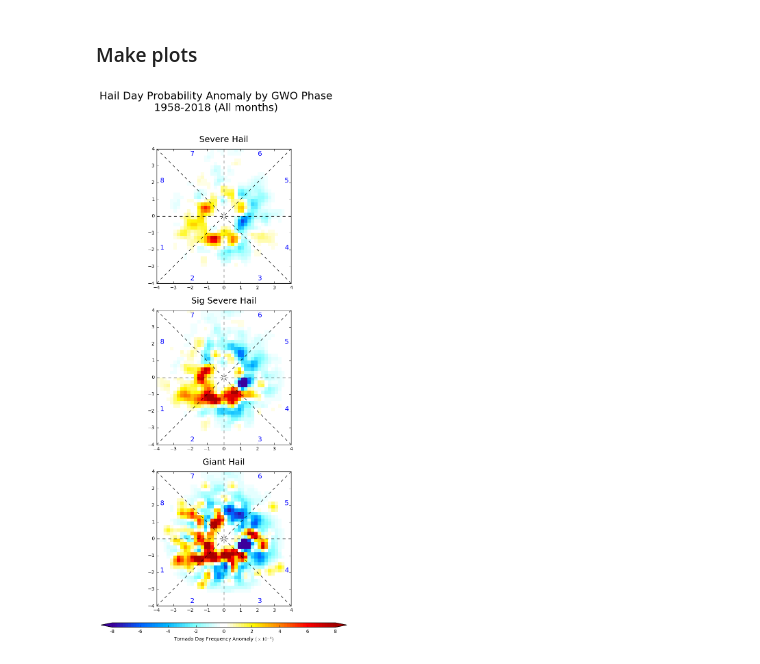
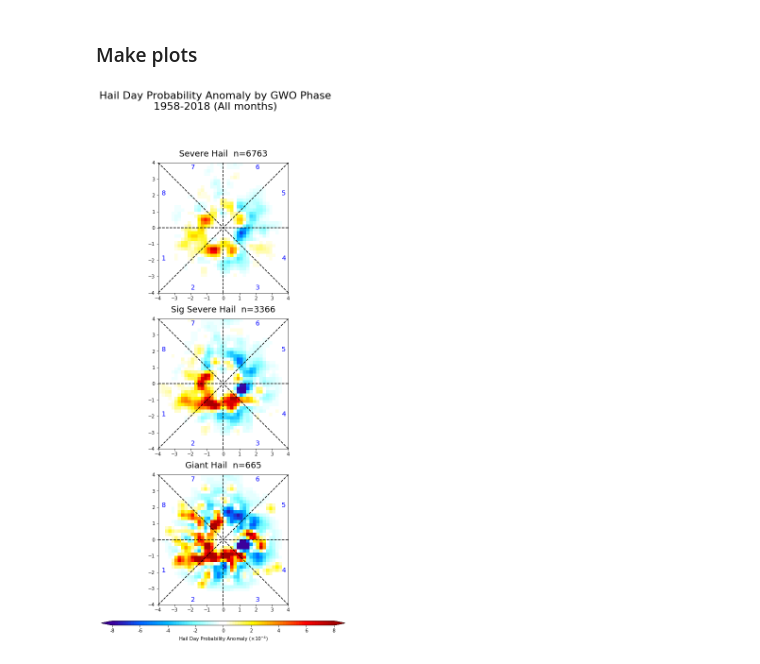
Before and after one commit to vgensini/gwohail, a Jupyter notebook: gwo_hail_anom.ipynb, the cells around one changed output. Cells and saved outputs as stored; diff of their text form; code cells hidden in the pictures.

```diff
--- a/gwo_hail_anom.ipynb
+++ b/gwo_hail_anom.ipynb
@@ -19,15 +19,18 @@ hail_file = '1955-2016_hail.csv'
 gwo_file = 'gwo.csv'
 hail_df = pd.read_csv(hail_file)
 gwo_df = pd.read_csv(gwo_file)
-format = '%Y-%m-%d'
-hail_df['date']=pd.to_datetime(hail_df['date'], format=format)
+formats = '%Y-%m-%d'
+hail_df['date']=pd.to_datetime(hail_df['date'], format=formats)
 hail_df=hail_df.set_index(pd.DatetimeIndex(hail_df['date']))
-gwo_df['date']=pd.to_datetime(gwo_df['date'], format=format)
+gwo_df['date']=pd.to_datetime(gwo_df['date'], format=formats)
 gwo_df=gwo_df.set_index(pd.DatetimeIndex(gwo_df['date']))
-sev_hail_df = gwo_df.loc[gwo_df['date'].isin(hail_df.date[(hail_df.mag>=1) & (gwo_df.amp>=1)])] #Severe Hail
-sig_hail_df = gwo_df.loc[gwo_df['date'].isin(hail_df.date[(hail_df.mag>=2) & (gwo_df.amp>=1)])] #SigSevere Hail
-giant_hail_df = gwo_df.loc[gwo_df['date'].isin(hail_df.date[(hail_df.mag>=4) & (gwo_df.amp>=1)])] #Giant Hail
-gwo1days_df = gwo_df.loc[gwo_df.amp>=1] #All GWO Days > 1
+gwo1days_df = gwo_df[gwo_df.amp>=1]
+sevhail_df = hail_df[hail_df.mag>=1]
+sighail_df = hail_df[hail_df.mag>=2]
+gianthail_df = hail_df[hail_df.mag>=4]
+sev_hail_df=gwo1days_df.loc[gwo1days_df['date'].isin(sevhail_df['date'])]
+sig_hail_df=gwo1days_df.loc[gwo1days_df['date'].isin(sighail_df['date'])]
+giant_hail_df=gwo1days_df.loc[gwo1days_df['date'].isin(gianthail_df['date'])]
 # %% [markdown]
 ### Create 2d histograms
 # %%
@@ -62,35 +65,35 @@ plt.subplots_adjust(left=None, right=None)
 fig.set_size_inches(18.5,21)
 for ax in np.arange(0,3,1):
     axes.flat[ax].plot([-4,0],[4,0],'black',ls='--')
     axes.flat[ax].plot([-4,0],[0,0],'black',ls='--')
     axes.flat[ax].plot([-4,0],[-4,0],'black',ls='--')
     axes.flat[ax].plot([0,0],[-4,0],'black',ls='--')
     axes.flat[ax].plot([4,0],[-4,0],'black',ls='--')
     axes.flat[ax].plot([4,0],[0,0],'black',ls='--')
     axes.flat[ax].plot([4,0],[4,0],'black',ls='--')
     axes.flat[ax].plot([0,0],[4,0],'black',ls='--')
     axes.flat[ax].annotate('8', xy=(-3.8, 2),  xycoords='data',color='b', fontsize=14)
     axes.flat[ax].annotate('1', xy=(-3.8, -2),  xycoords='data',color='b', fontsize=14)
     axes.flat[ax].annotate('2', xy=(-2,-3.8),  xycoords='data',color='b', fontsize=14)
     axes.flat[ax].annotate('3', xy=(2,-3.8),  xycoords='data',color='b', fontsize=14)
     axes.flat[ax].annotate('4', xy=(3.6,-2),  xycoords='data',color='b', fontsize=14)
     axes.flat[ax].annotate('5', xy=(3.6,2),  xycoords='data',color='b', fontsize=14)
     axes.flat[ax].annotate('6', xy=(2,3.6),  xycoords='data',color='b', fontsize=14)
     axes.flat[ax].annotate('7', xy=(-2,3.6),  xycoords='data',color='b', fontsize=14)
 
 temper_anom = ['#3c009c','#3609A5','#3013AF','#2A1CB9','#2426C3','#1E30CD','#1839D7','#1243E1','#0C4CEB','#0656F5','#0060FF','#0068FF','#0071FF','#0079FF','#0082FF','#008BFF','#0093FF','#009CFF','#00A4FF','#00ADFF','#00B6FF','#0CBDFF','#18C4FF','#24CBFF','#30D3FF','#3CDAFF','#48E1FF','#54E9FF','#60F0FF','#6CF7FF','#79FFFF','#86FFFF','#93FFFF','#A1FFFF','#AEFFFF','#BCFFFF','#C9FFFF','#D6FFFF','#E4FFFF','#F1FFFF','#FFFFFF','#FFFFFF','#FFFFFF','#FFFEE5','#FFFDCC','#FFFCB2','#FFFB99','#FFFB7F','#FFFA66','#FFF94C','#FFF833','#FFF719','#FFF700','#FFEB00','#FFDF00','#FFD300','#FFC700','#FFBB00','#FFAF00','#FFA300','#FF9700','#FF8B00','#FF7F00','#FE7200','#FE6500','#FE5800','#FE4C00','#FE3F00','#FE3200','#FE2600','#FE1900','#FE0C00','#FE0000','#F50000','#EC0000','#E30000','#DA0000','#D20000','#C90000','#C00000','#B70000','#AE0000','#A60000']
 cmap = matplotlib.colors.ListedColormap(temper_anom)
 extent = [xedges[0], xedges[-1], yedges[0], yedges[-1] ]
 track=axes.flat[0].imshow(sev_anom.T,extent=extent,interpolation='nearest',origin='lower',cmap=cmap,vmax=.0008,vmin=-.0008)
 axes.flat[1].imshow(sig_anom.T,extent=extent,interpolation='nearest',origin='lower',cmap=cmap,vmax=.0008,vmin=-.0008)
 axes.flat[2].imshow(giant_anom.T,extent=extent,interpolation='nearest',origin='lower',cmap=cmap,vmax=.0008,vmin=-.0008)
 cbar = fig.colorbar(track,ax=axes.ravel().tolist(),ticks=np.arange(-.0008,.000815,.0002), orientation='horizontal', pad=.03,aspect=50, shrink=.5, extend='both')
 cbar.ax.set_xticklabels(['-8','-6','-4','-2','0','2','4','6','8'])# horizontal colorbar
-cbar.set_label('Tornado Day Frequency Anomaly ' +r'$(\times10^{-4})$' )
-axes.flat[0].annotate('Severe Hail',(.5,1.05), xycoords='axes fraction', ha='center', fontsize=18)
-axes.flat[1].annotate('Sig Severe Hail',(.5,1.05), xycoords='axes fraction', ha='center', fontsize=18)
-axes.flat[2].annotate('Giant Hail',(.5,1.05), xycoords='axes fraction', ha='center', fontsize=18)
+cbar.set_label('Hail Day Probability Anomaly ' +r'$(\times10^{-4})$' )
+axes.flat[0].annotate('Severe Hail  n='+str(sev_hail_df['date'].count()),(.5,1.05), xycoords='axes fraction', ha='center', fontsize=18)
+axes.flat[1].annotate('Sig Severe Hail  n='+str(sig_hail_df['date'].count()),(.5,1.05), xycoords='axes fraction', ha='center', fontsize=18)
+axes.flat[2].annotate('Giant Hail  n='+str(giant_hail_df['date'].count()),(.5,1.05), xycoords='axes fraction', ha='center', fontsize=18)
 fig.suptitle('Hail Day Probability Anomaly by GWO Phase\n1958-2018 (All months)', fontsize=22)
 plt.show()
 # %% [output]
-[figure, old version]
+[figure, new version]
```
Also changed, not shown: 1 other file.
